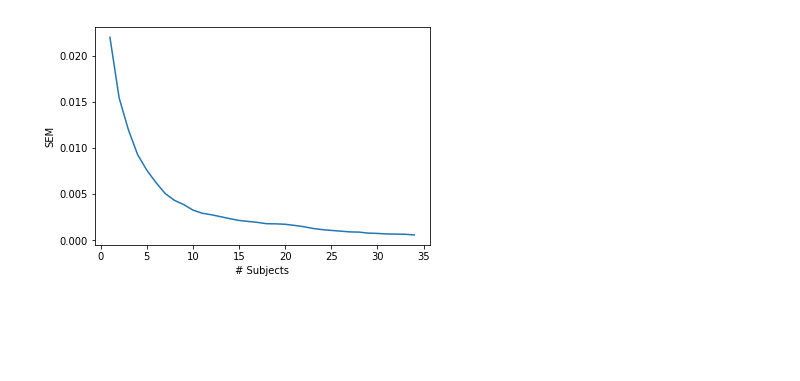
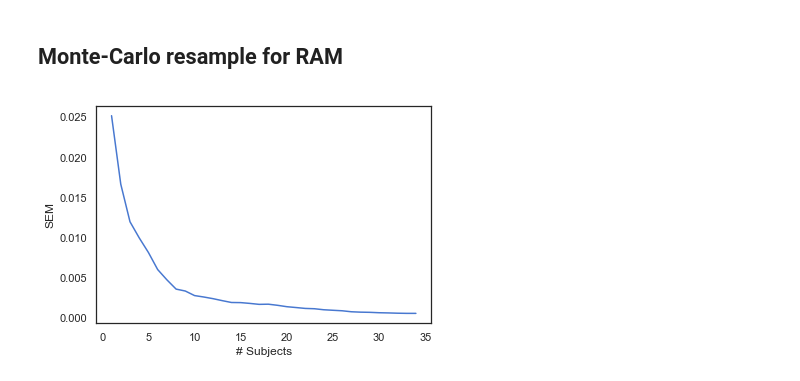
Before and after one commit to ContextLab/supereeg_paper, a Jupyter notebook: code/notebooks/stability.ipynb, the cells around one changed output. Saved outputs shown, nothing was run; the diff lists cells and outputs as text; code cells hidden in the pictures; blank space fills up the shorter version.

```diff
--- a/code/notebooks/stability.ipynb
+++ b/code/notebooks/stability.ipynb
@@ -294,6 +238,4 @@ for f in np.arange(RAM_p_df['rand'].shape[0]):
 # %%
-
-
 pyfr_corrs_rand = pd.DataFrame()
 
 for i in np.arange(100):
@@ -317,7 +259,7 @@ for i in np.arange(100):
     n_subs = pyfr_corrs.groupby('# Subjects').sem().reset_index()['# Subjects']+1
     sems = pyfr_corrs.groupby('# Subjects').std().reset_index()['Correlation']/n_subs
 
-    sem_corr_temp = pd.DataFrame({'Correlation': sems, 'Iteration': i, '# Subjects': np.arange(sem_corr.shape[0])+1})
+    sem_corr_temp = pd.DataFrame({'Correlation': sems, 'Iteration': i, '# Subjects': np.arange(sems.shape[0])+1})
 
     if pyfr_corrs_rand.empty:
         pyfr_corrs_rand = sem_corr_temp
@@ -346,0 +268,2 @@ pyfr_corrs_rand
+# %% [markdown]
+## Monte-Carlo resample for RAM
@@ -347,2 +300,4 @@ pyfr_corrs_rand
 # %%
 n_subs = pyfr_corrs.groupby('# Subjects').sem().reset_index()['# Subjects']+1
+pyfr_sems = pyfr_corrs.groupby('# Subjects').std().reset_index()['Correlation']/n_subs
+pyfr_sem_data = pd.DataFrame({'SEM': pyfr_sems, '# Subjects': np.arange(len(pyfr_sems))+1})
@@ -353,9 +304,8 @@ sem_data = pd.DataFrame({'SEM': sems, '# Subjects': np.arange(len(sems))+1})
 # %%
-
-ax = sns.lineplot(x="# Subjects",y="SEM", data=sem_data)
+ax = sns.lineplot(x="# Subjects",y="SEM", data=pyfr_sem_data)
 #ax.set(xlim=(0, 34))
 # %% [output]
-[figure, old version]
+[figure, new version]
 # %%
 
 ax = sns.lineplot(x="# Subjects",y="Correlation", data=pyfr_corrs_rand)
```
Also changed, not shown: parts of 58 cells of this notebook, 27 other files.
